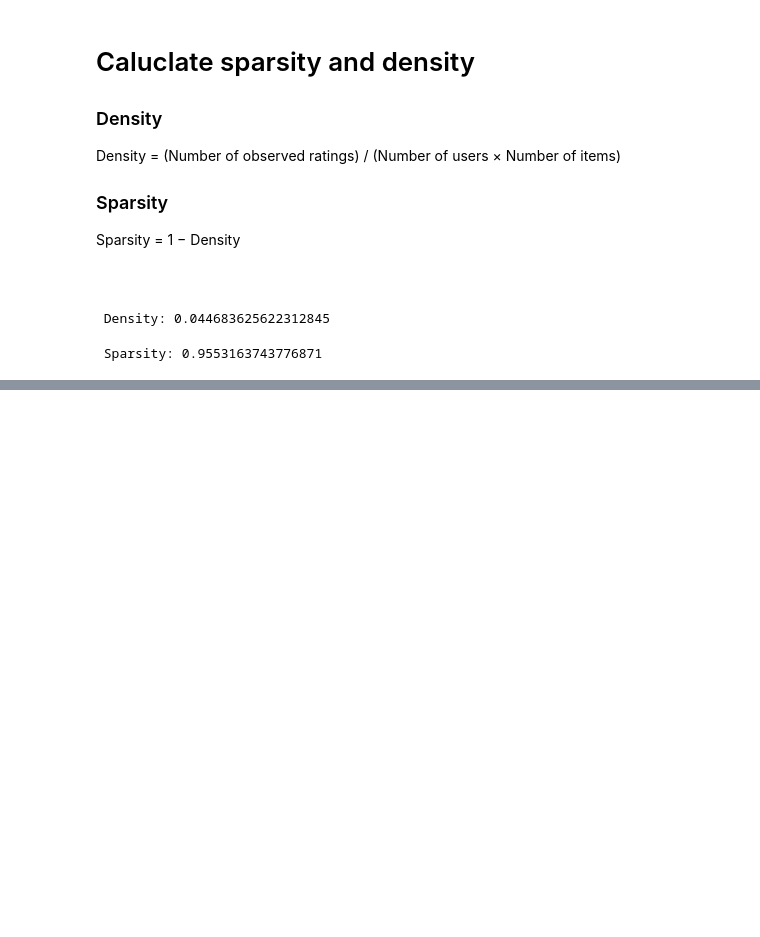
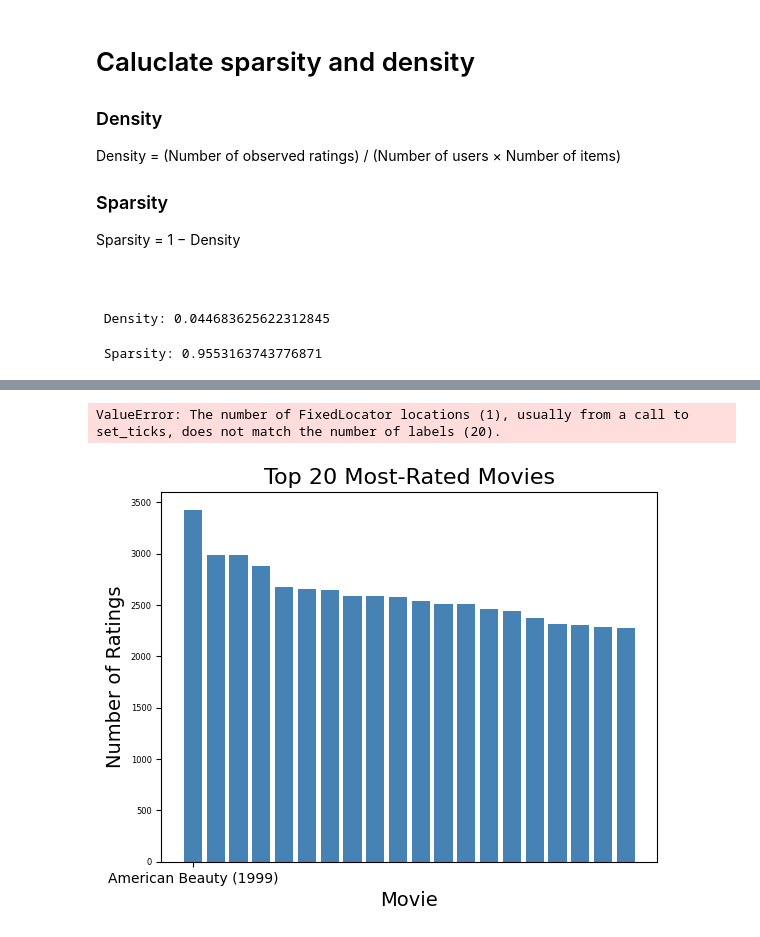
Before and after one commit to abbasatayee/movie-mate, a Jupyter notebook: src/eda/eda-1m.ipynb, the cells around one changed output, grey strips where cells are left out. Drawn from its saved outputs; the diff is of its cells as text; code cells hidden in the pictures; blank space fills up the shorter version.

```diff
--- a/src/eda/eda-1m.ipynb
+++ b/src/eda/eda-1m.ipynb
@@ -53,0 +58,3 @@ rprint(f"[red] Sparsity: {sparsity}")
+# %%
+merged_df = rating_df.merge(movie_df , on='movie_id' , how='left')
+merged_df.head()
@@ -53,0 +68,20 @@ rprint(f"[red] Sparsity: {sparsity}")
+# %%
+# Top 20 movies according to most ratings
+movie_stats = merged_df.groupby(['movie_id', 'title'])['rating'].count().sort_values(ascending=False).reset_index(name="rating")
+top20_df = movie_stats[:20]
+
+fig , ax = plt.subplots()
+ax.bar(top20_df['title'], top20_df['rating'], color='steelblue')
+ax.set_title('Top 20 Most-Rated Movies', fontsize=16)
+ax.set_xlabel('Movie', fontsize=14)
+ax.set_ylabel('Number of Ratings', fontsize=14)
+ax.tick_params(axis='y', labelsize=6)
+ax.set_xticks(range(len(top20_df['title'])))
+ax.set_xticklabels(top20_df['title'], rotation=60, ha='right', fontsize=8)
+
+ax.grid(axis='y', alpha=0.3)
+plt.tight_layout()
+plt.show()
+# %% [output]
+ValueError: The number of FixedLocator locations (1), usually from a call to set_ticks, does not match the number of labels (20).
+[figure, added]
```
Also changed, not shown: parts of 3 cells of this notebook.
